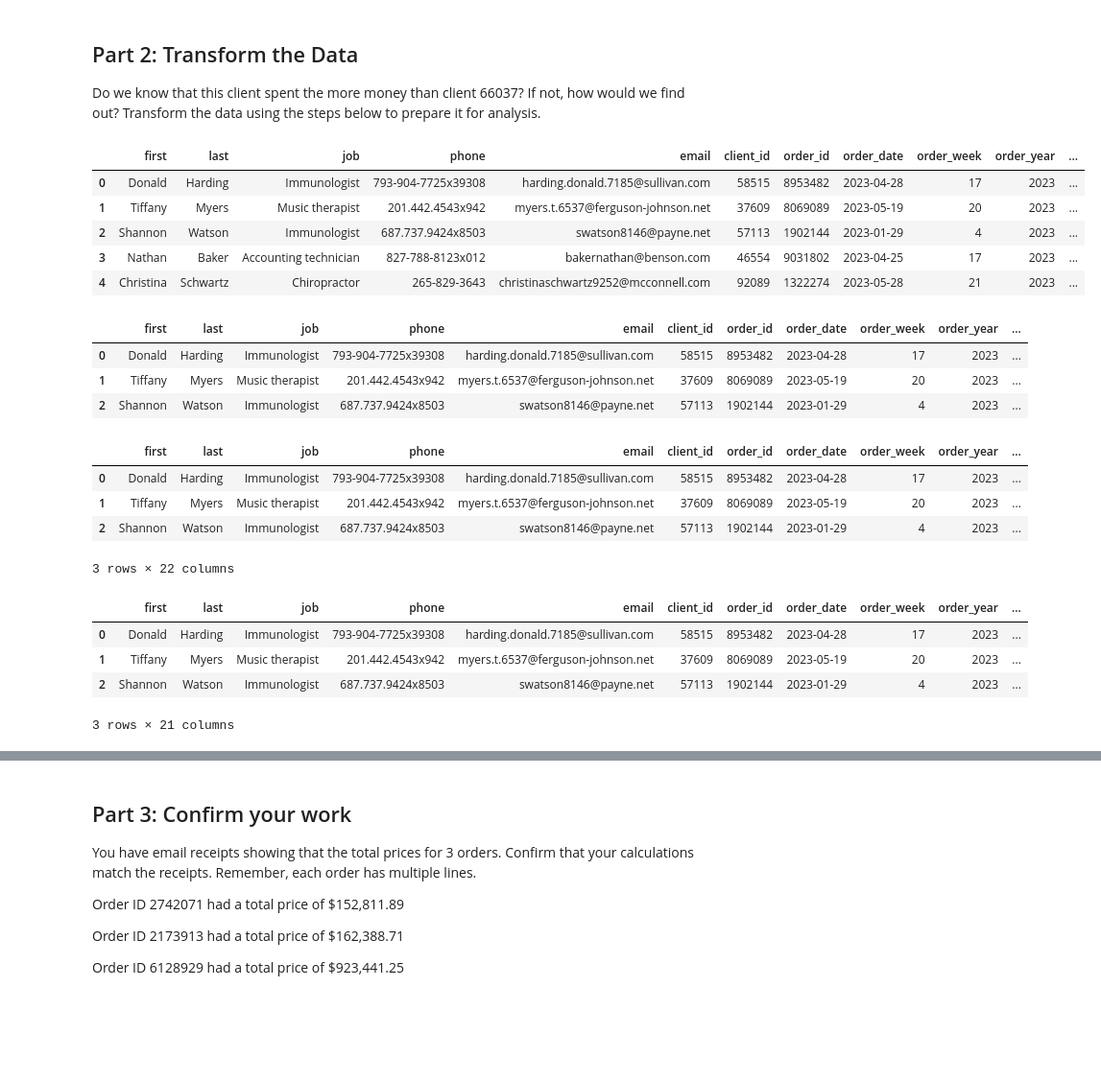
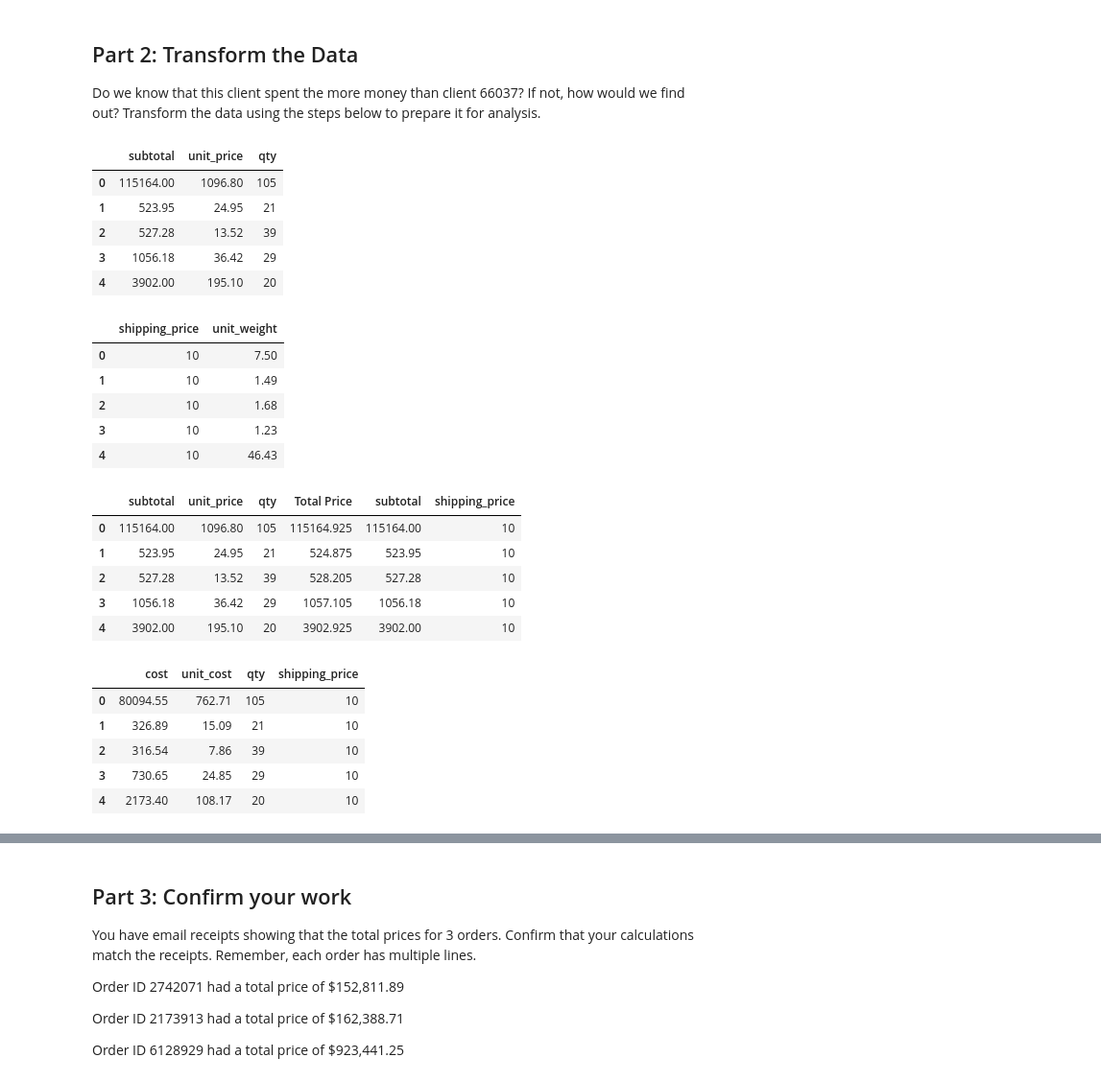
Before and after one commit to aFernandez88/Pandas-challenge-1, a Jupyter notebook: Module 4-Starter_Code/module_4_challenge.ipynb, the cells around one changed output, grey strips where cells are left out. Shown: that part at 96% size. Drawn from its saved outputs; the diff is of its cells as text; code cells hidden in the pictures; blank space fills up the shorter version.

```diff
--- a/Module 4-Starter_Code/module_4_challenge.ipynb
+++ b/Module 4-Starter_Code/module_4_challenge.ipynb
@@ -105,54 +116,58 @@ Do we know that this client spent the more money than client 66037? If not, how
 # %%
 # Create a column that calculates the
 # subtotal for each line using the unit_price
 # and the qty
 df['subtotal'] = df['unit_price'] * df['qty']
-df.head(5)
+df[['subtotal','unit_price','qty']].head()
 # %% [output]
-|  | first | last | job | phone | email | client_id | order_id | order_date | order_week | order_year | ... |
-| 0 | Donald | Harding | Immunologist | 793-904-7725x39308 | harding.donald.7185@sullivan.com | 58515 | 8953482 | 2023-04-28 | 17 | 2023 | ... |
-| 1 | Tiffany | Myers | Music therapist | 201.442.4543x942 | myers.t.6537@ferguson-johnson.net | 37609 | 8069089 | 2023-05-19 | 20 | 2023 | ... |
-| 2 | Shannon | Watson | Immunologist | 687.737.9424x8503 | swatson8146@payne.net | 57113 | 1902144 | 2023-01-29 | 4 | 2023 | ... |
-| 3 | Nathan | Baker | Accounting technician | 827-788-8123x012 | bakernathan@benson.com | 46554 | 9031802 | 2023-04-25 | 17 | 2023 | ... |
-| 4 | Christina | Schwartz | Chiropractor | 265-829-3643 | christinaschwartz9252@mcconnell.com | 92089 | 1322274 | 2023-05-28 | 21 | 2023 | ... |
+|  | subtotal | unit_price | qty |
+| 0 | 115164.00 | 1096.80 | 105 |
+| 1 | 523.95 | 24.95 | 21 |
+| 2 | 527.28 | 13.52 | 39 |
+| 3 | 1056.18 | 36.42 | 29 |
+| 4 | 3902.00 | 195.10 | 20 |
 # %%
 # Create a column for shipping price.
 # Assume a shipping price of $7 per pound
 # for orders over 50 pounds and $10 per
 # pound for items 50 pounds or under.
 df['shipping_price'] = df['unit_weight'].apply(lambda x: 7 if x > 50 else 10)
-df.head(3)
+df[['shipping_price', 'unit_weight']].head()
 # %% [output]
-|  | first | last | job | phone | email | client_id | order_id | order_date | order_week | order_year | ... |
-| 0 | Donald | Harding | Immunologist | 793-904-7725x39308 | harding.donald.7185@sullivan.com | 58515 | 8953482 | 2023-04-28 | 17 | 2023 | ... |
-| 1 | Tiffany | Myers | Music therapist | 201.442.4543x942 | myers.t.6537@ferguson-johnson.net | 37609 | 8069089 | 2023-05-19 | 20 | 2023 | ... |
-| 2 | Shannon | Watson | Immunologist | 687.737.9424x8503 | swatson8146@payne.net | 57113 | 1902144 | 2023-01-29 | 4 | 2023 | ... |
+|  | shipping_price | unit_weight |
+| 0 | 10 | 7.50 |
+| 1 | 10 | 1.49 |
+| 2 | 10 | 1.68 |
+| 3 | 10 | 1.23 |
+| 4 | 10 | 46.43 |
 # %%
 # Create a column for the total price
 # using the subtotal and the shipping price
 # along with a sales tax of 9.25%
 df['subtotal'] = df['unit_price'] * df['qty']
 df['Total Price'] = df['subtotal'] + df['shipping_price'] * 0.0925
-df.head(3)
+df[['subtotal', 'unit_price', 'qty', 'Total Price', 'subtotal', 'shipping_price']].head()
 # %% [output]
-|  | first | last | job | phone | email | client_id | order_id | order_date | order_week | order_year | ... |
-| 0 | Donald | Harding | Immunologist | 793-904-7725x39308 | harding.donald.7185@sullivan.com | 58515 | 8953482 | 2023-04-28 | 17 | 2023 | ... |
-| 1 | Tiffany | Myers | Music therapist | 201.442.4543x942 | myers.t.6537@ferguson-johnson.net | 37609 | 8069089 | 2023-05-19 | 20 | 2023 | ... |
-| 2 | Shannon | Watson | Immunologist | 687.737.9424x8503 | swatson8146@payne.net | 57113 | 1902144 | 2023-01-29 | 4 | 2023 | ... |
+|  | subtotal | unit_price | qty | Total Price | subtotal | shipping_price |
+| 0 | 115164.00 | 1096.80 | 105 | 115164.925 | 115164.00 | 10 |
+| 1 | 523.95 | 24.95 | 21 | 524.875 | 523.95 | 10 |
+| 2 | 527.28 | 13.52 | 39 | 528.205 | 527.28 | 10 |
+| 3 | 1056.18 | 36.42 | 29 | 1057.105 | 1056.18 | 10 |
+| 4 | 3902.00 | 195.10 | 20 | 3902.925 | 3902.00 | 10 |
-3 rows × 22 columns
 # %%
 # Create a column for the cost
 # of each line using unit cost, qty, and
 # shipping price (assume the shipping cost
 # is exactly what is charged to the client).
 df['cost'] = (df['unit_cost'] * df['qty']) + df['shipping_price']
-df.head(3)
+df[['cost', 'unit_cost', 'qty', 'shipping_price']].head()
 # %% [output]
-|  | first | last | job | phone | email | client_id | order_id | order_date | order_week | order_year | ... |
-| 0 | Donald | Harding | Immunologist | 793-904-7725x39308 | harding.donald.7185@sullivan.com | 58515 | 8953482 | 2023-04-28 | 17 | 2023 | ... |
-| 1 | Tiffany | Myers | Music therapist | 201.442.4543x942 | myers.t.6537@ferguson-johnson.net | 37609 | 8069089 | 2023-05-19 | 20 | 2023 | ... |
-| 2 | Shannon | Watson | Immunologist | 687.737.9424x8503 | swatson8146@payne.net | 57113 | 1902144 | 2023-01-29 | 4 | 2023 | ... |
+|  | cost | unit_cost | qty | shipping_price |
+| 0 | 80094.55 | 762.71 | 105 | 10 |
+| 1 | 326.89 | 15.09 | 21 | 10 |
+| 2 | 316.54 | 7.86 | 39 | 10 |
+| 3 | 730.65 | 24.85 | 29 | 10 |
+| 4 | 2173.40 | 108.17 | 20 | 10 |
-3 rows × 21 columns
 # %%
 # Create a column for the profit of
 # each line using line cost and line price
```
Also changed, not shown: parts of 7 cells of this notebook.
